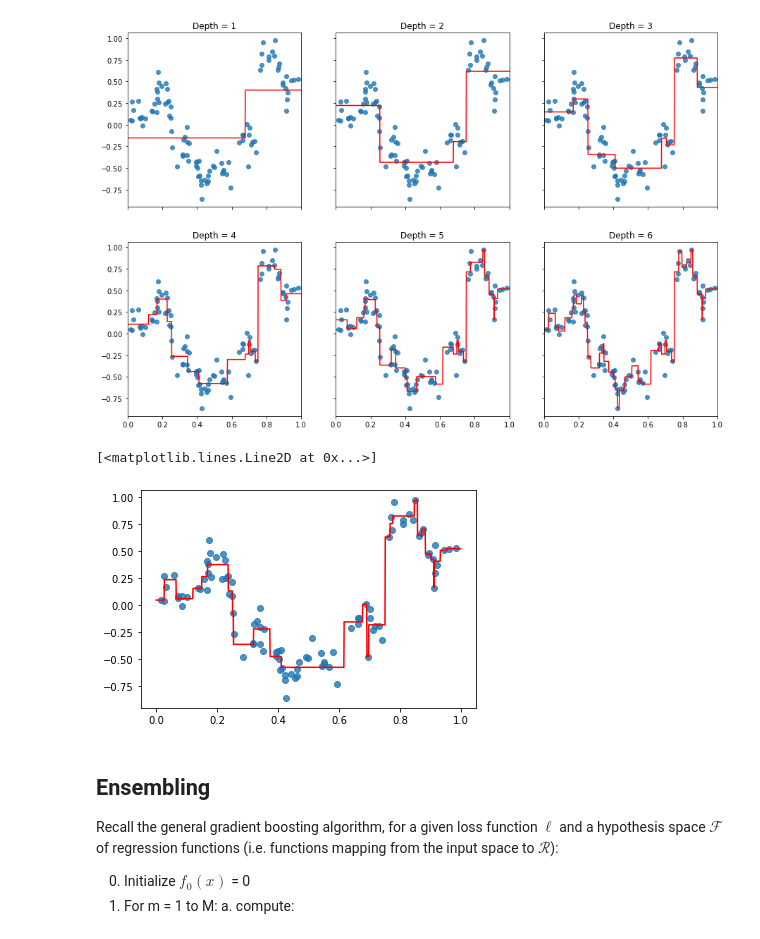
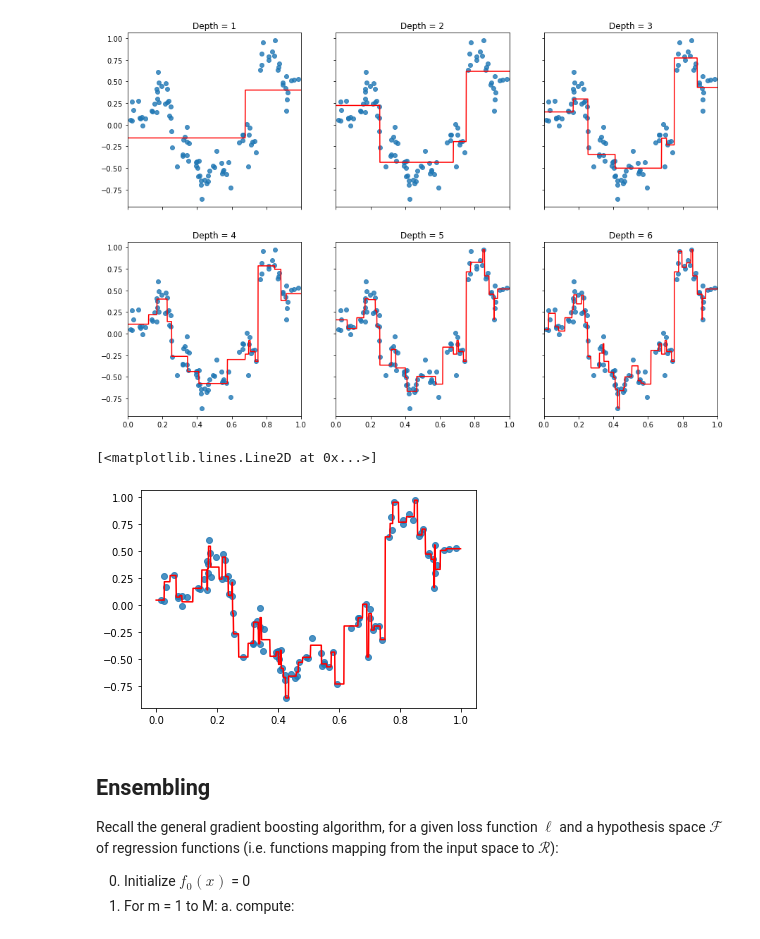
Before and after one commit to jgeorge313/Sem_2, a Jupyter notebook: DS_GA_1003/HW/hw6/HW 6 JG6615.ipynb, the cells around one changed output. Cells and saved outputs as stored; diff of their text form; code cells hidden in the pictures.

```diff
--- a/DS_GA_1003/HW/hw6/HW 6 JG6615.ipynb
+++ b/DS_GA_1003/HW/hw6/HW 6 JG6615.ipynb
@@ -489,17 +489,17 @@ plt.show()
 # %%
 #compare with sklearn
 plot_size = 0.001
 x_range = np.arange(0., 1., plot_size).reshape(-1, 1)
 x_range.shape
 
-clf = DecisionTreeRegressor(criterion="squared_error", max_depth=5, min_samples_split=3)
+clf = DecisionTreeRegressor(criterion="squared_error", max_depth=10, min_samples_split=3)
 clf.fit(x_krr_train, y_krr_train)
 y_range = clf.predict(x_range)
 plt.scatter(x_krr_train, y_krr_train, alpha=0.8)
 plt.plot(x_range,y_range, color='r')
 # %% [output]
 [<matplotlib.lines.Line2D at 0x...>]
-[figure, old version]
+[figure, new version]
 # %% [markdown]
 ## Ensembling
 
```
Also changed, not shown: parts of 8 cells of this notebook.
